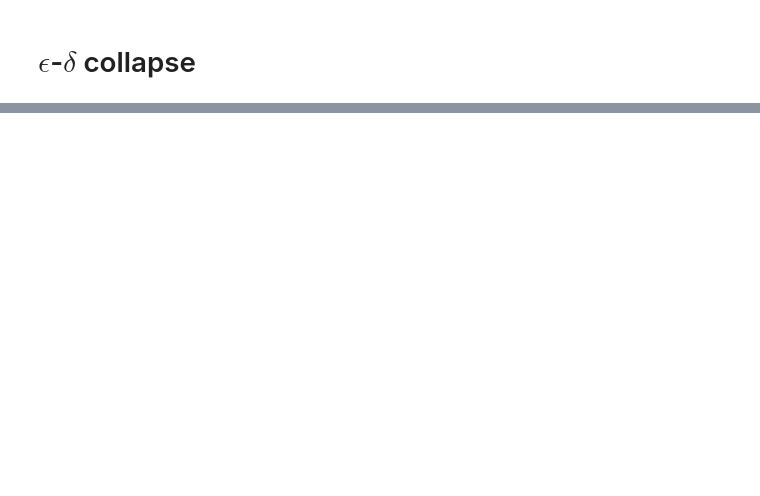
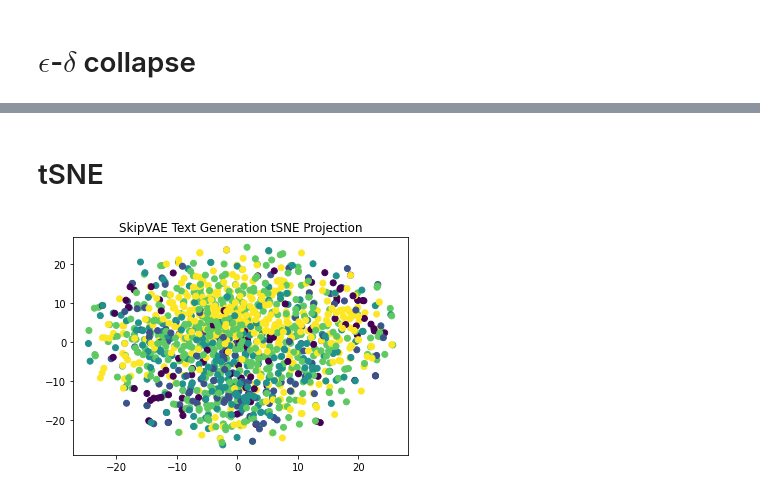
Before and after one commit to guanjiew/VAE-on-Posterior-Collapse, a Jupyter notebook: ControlVAE_Text_Generation.ipynb, the cells around one changed output, grey strips where cells are left out. Saved outputs shown, nothing was run; the diff lists cells and outputs as text; code cells hidden in the pictures; blank space fills up the shorter version.

```diff
--- a/ControlVAE_Text_Generation.ipynb
+++ b/ControlVAE_Text_Generation.ipynb
@@ -608,0 +610,22 @@ with torch.no_grad():
+# %% [markdown]
+# tSNE
+# %%
+def tsne(model, dataset):
+    latents = None
+    for batch, seq_lengths in dataset:
+        batch_latents, _ = model.encode(batch.to(model.device), seq_lengths)
+        if latents is None:
+            latents = batch_latents.cpu()
+        else:
+            latents = torch.cat([latents, batch_latents.cpu()])
+    projections = TSNE().fit_transform(latents.numpy())
+    return projections
+
+with torch.no_grad():
+    projections = tsne(model, dataset['test'])
+    labels = [pair[1] for pair in test_data[:projections.shape[0]]]
+    plt.scatter(projections[:,0], projections[:,1], c=labels)
+    plt.title("SkipVAE Text Generation tSNE Projection")
+    plt.show()
+# %% [output]
+[figure, added]
```
Also changed, not shown: parts of 6 cells of this notebook.
